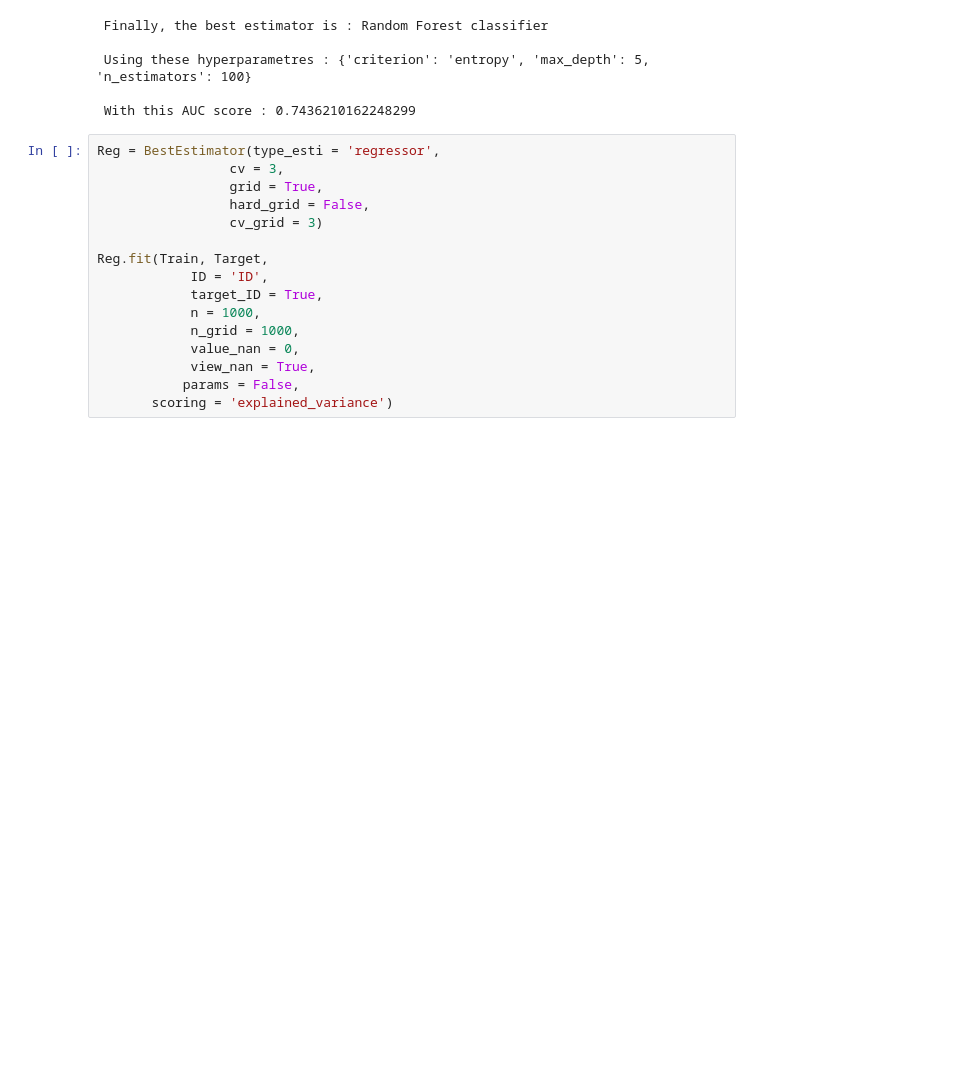
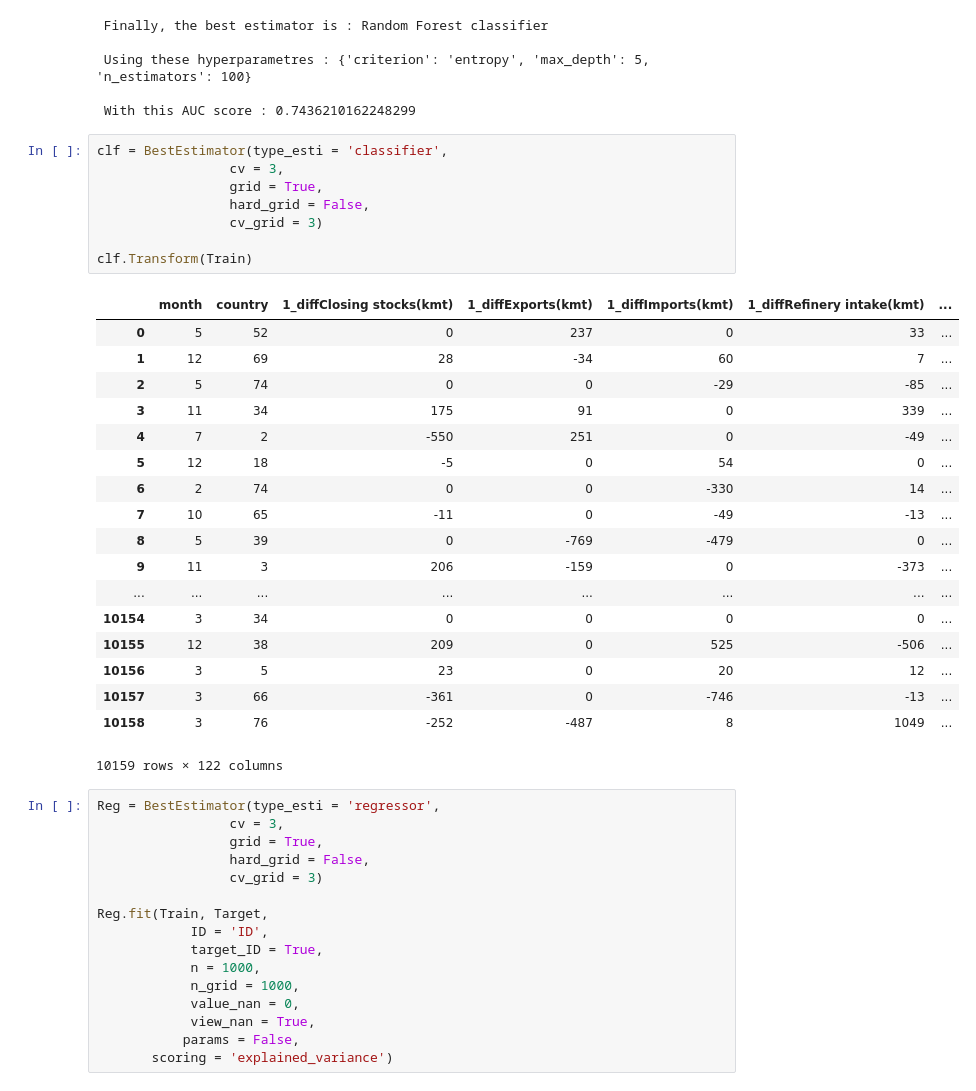
Before and after one commit to jeremycombe/Pipeline, a Jupyter notebook: Pipeline V2.ipynb, the cells around one changed output. Drawn from its saved outputs; the diff is of its cells as text; blank space fills up the shorter version.

Commit message:
Transform method

```diff
--- a/Pipeline V2.ipynb
+++ b/Pipeline V2.ipynb
@@ -56,6 +551,33 @@ Fitting 3 folds for each of 18 candidates, totalling 54 fits
  Using these hyperparametres : {'criterion': 'entropy', 'max_depth': 5, 'n_estimators': 100}
 
  With this AUC score : 0.7436210162248299
+# %%
+clf = BestEstimator(type_esti = 'classifier',
+                 cv = 3,
+                 grid = True,
+                 hard_grid = False,
+                 cv_grid = 3)
+
+clf.Transform(Train)
+# %% [output]
+|  | month | country | 1_diffClosing stocks(kmt) | 1_diffExports(kmt) | 1_diffImports(kmt) | 1_diffRefinery intake(kmt) | ... |
+| 0 | 5 | 52 | 0 | 237 | 0 | 33 | ... |
+| 1 | 12 | 69 | 28 | -34 | 60 | 7 | ... |
+| 2 | 5 | 74 | 0 | 0 | -29 | -85 | ... |
+| 3 | 11 | 34 | 175 | 91 | 0 | 339 | ... |
+| 4 | 7 | 2 | -550 | 251 | 0 | -49 | ... |
+| 5 | 12 | 18 | -5 | 0 | 54 | 0 | ... |
+| 6 | 2 | 74 | 0 | 0 | -330 | 14 | ... |
+| 7 | 10 | 65 | -11 | 0 | -49 | -13 | ... |
+| 8 | 5 | 39 | 0 | -769 | -479 | 0 | ... |
+| 9 | 11 | 3 | 206 | -159 | 0 | -373 | ... |
+| ... | ... | ... | ... | ... | ... | ... | ... |
+| 10154 | 3 | 34 | 0 | 0 | 0 | 0 | ... |
+| 10155 | 12 | 38 | 209 | 0 | 525 | -506 | ... |
+| 10156 | 3 | 5 | 23 | 0 | 20 | 12 | ... |
+| 10157 | 3 | 66 | -361 | 0 | -746 | -13 | ... |
+| 10158 | 3 | 76 | -252 | -487 | 8 | 1049 | ... |
+10159 rows × 122 columns
 # %%
 Reg = BestEstimator(type_esti = 'regressor',
                  cv = 3,
```
Also changed, not shown: parts of 1 cell of this notebook, 1 other file.
